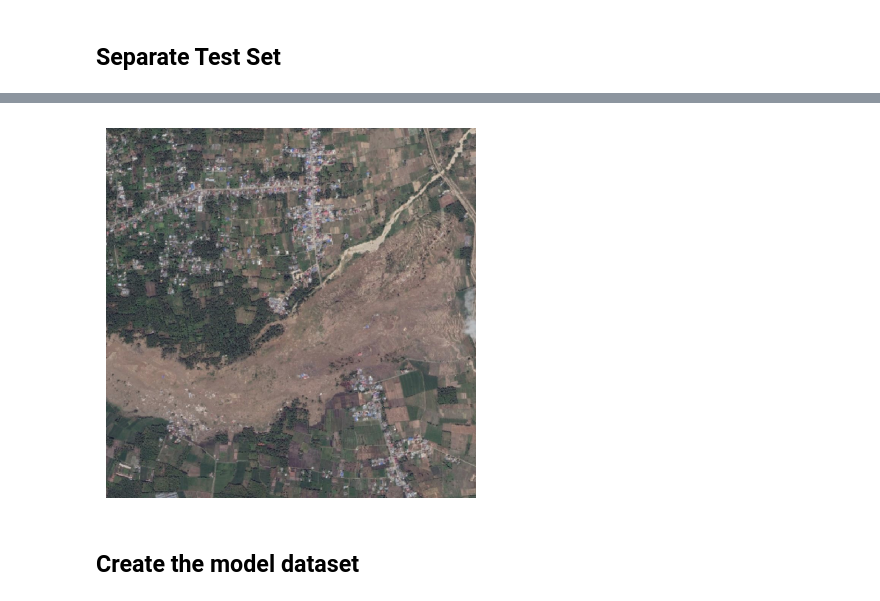
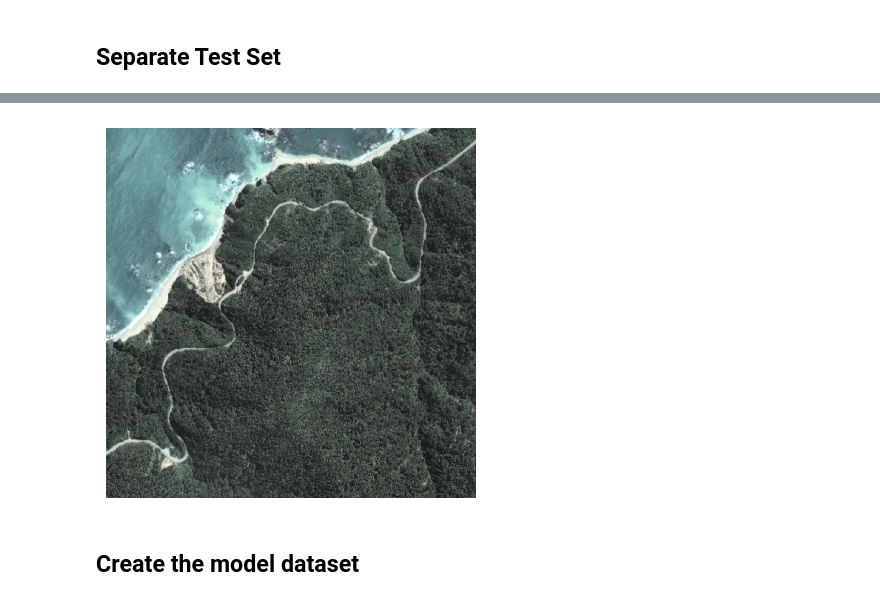
Before and after one commit to eltsvetk/DS6050_Project, a Jupyter notebook: Image_Data_Loading.ipynb, the cells around one changed output, grey strips where cells are left out. Cells and saved outputs as stored; diff of their text form; code cells hidden in the pictures.

```diff
--- a/Image_Data_Loading.ipynb
+++ b/Image_Data_Loading.ipynb
@@ -107,8 +120,10 @@ resize_show(non_landslide_img[120])
 ## Separate Test Set
 # %%
 #https://www.dropbox.com/scl/fi/nyv6xg7u0lj5uv5jtglto/test_google_images_landslide_three.zip?rlkey=b7xnjid2s7zvfjbp0oqtji084&dl=0
-test_dataset_url = "https://dl.dropboxusercontent.com/scl/fi/nyv6xg7u0lj5uv5jtglto/test_google_images_landslide_three.zip?rlkey=b7xnjid2s7zvfjbp0oqtji084&dl=0?raw=1"
+# test_dataset_url = "https://dl.dropboxusercontent.com/scl/fi/nyv6xg7u0lj5uv5jtglto/test_google_images_landslide_three.zip?rlkey=b7xnjid2s7zvfjbp0oqtji084&dl=0?raw=1"
+
+test_dataset_url = 'https://dl.dropboxusercontent.com/s/0en4k86c1r1uzs0/test_google_images_landslides_four.zip?st=pdg6yhzj&dl=0?raw=1'
 # %%
-data_dir_test = tf.keras.utils.get_file('test_google_images_landslide_three.zip', origin=test_dataset_url, extract=True)
+data_dir_test = tf.keras.utils.get_file('test_google_images_landslides_four.zip', origin=test_dataset_url, extract=True)
 data_dir_test = pathlib.Path(data_dir_test).with_suffix('')
 # %% [output]
@@ -144,10 +169,10 @@ non-landslides: 67 .jpg images
 # %%
 ## Review an image
 test_one = list(data_dir_test.glob('Google_Earth_Images/landslides/*'))
 # PIL.Image.open(str(test_one[2]))
-resize_show(test_one[3])
+resize_show(test_one[25])
 # %% [output]
-[figure, old version]
+[figure, new version]
 # %% [markdown]
 ## **Create the model dataset**
 # %%
```
Also changed, not shown: parts of 6 cells of this notebook, 2 other files.
